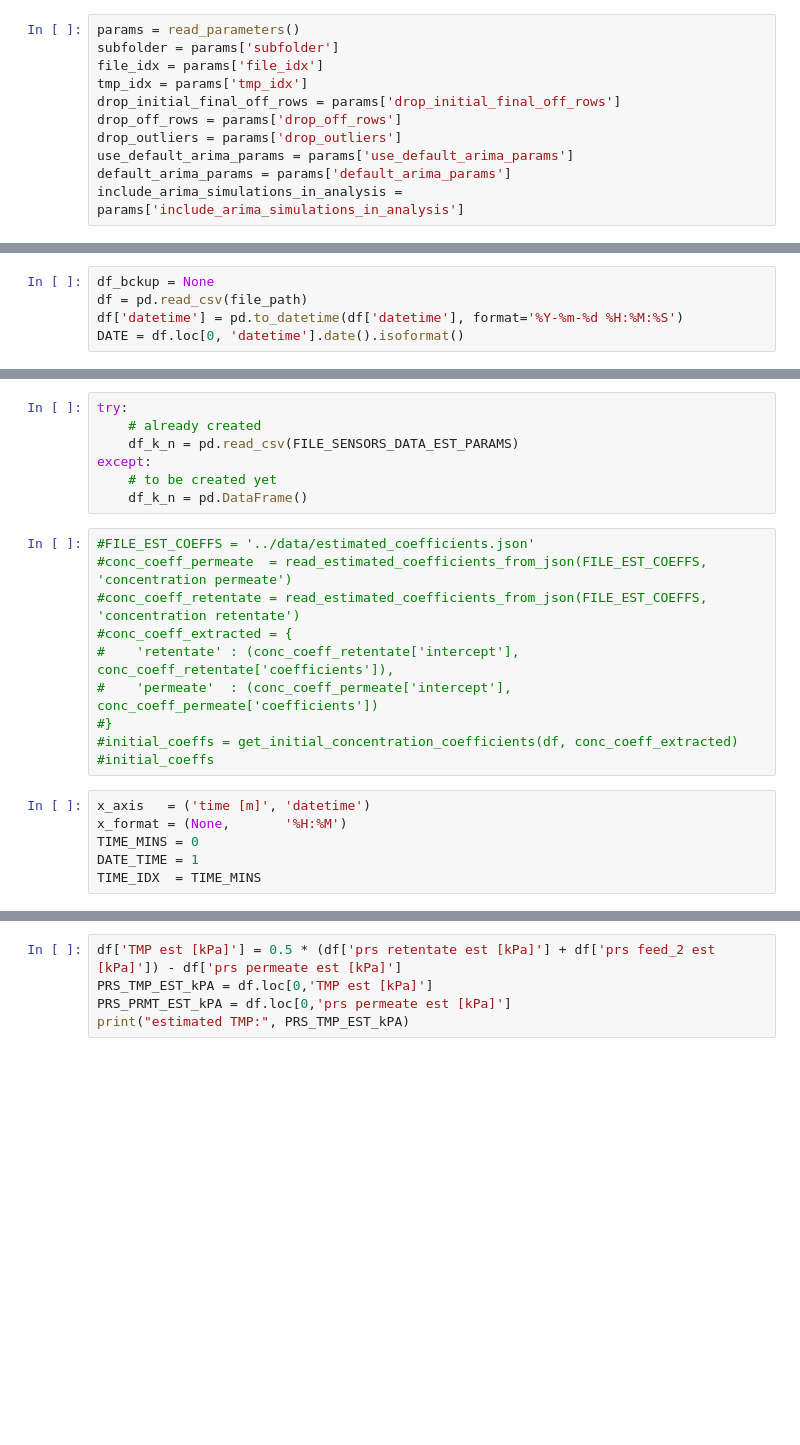
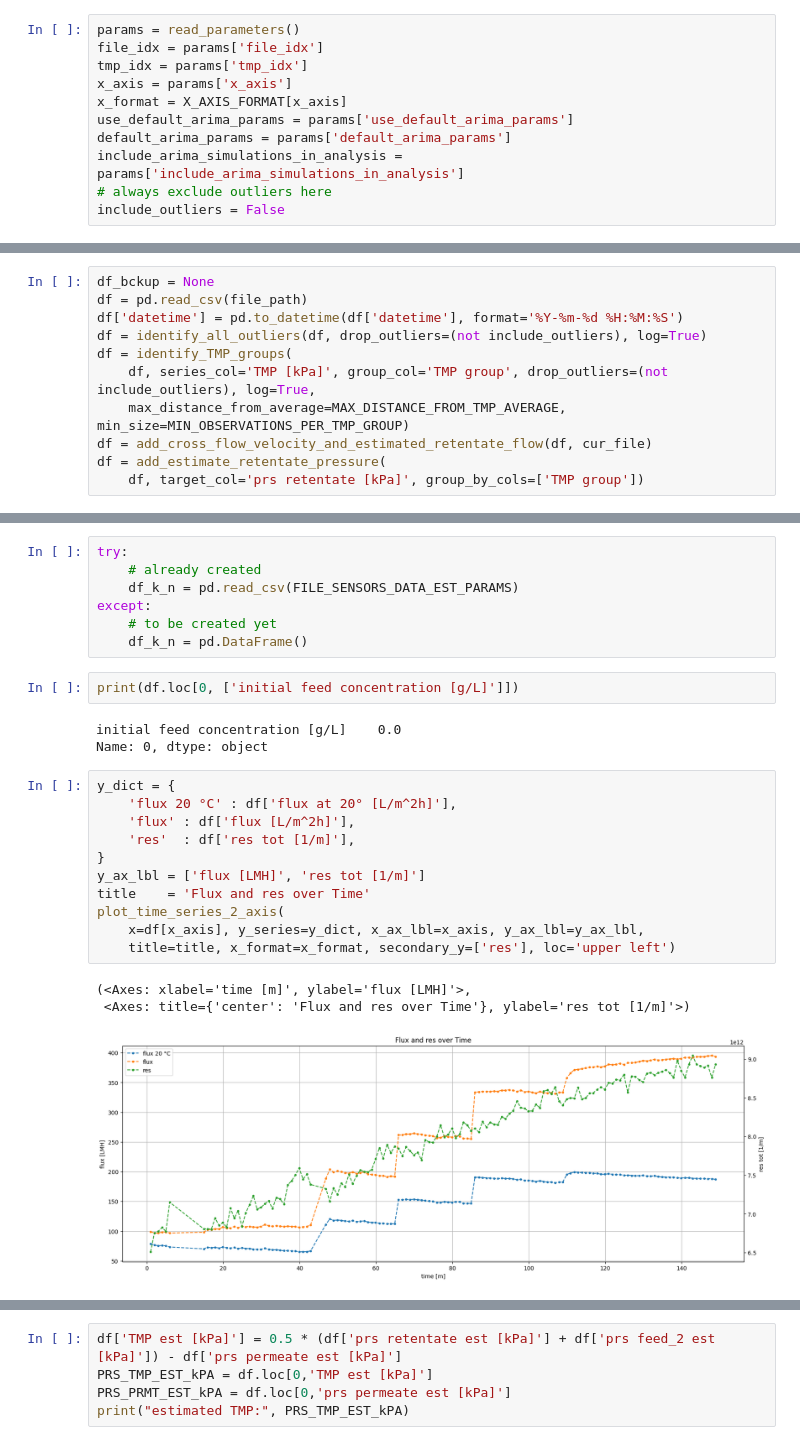
Before and after one commit to zucchi99/data_analysis, a Jupyter notebook: src/4_simulate_flux_ARIMA.ipynb, the cells around one changed output, grey strips where cells are left out. Saved outputs shown, nothing was run; the diff lists cells and outputs as text; blank space fills up the shorter version.

```diff
--- a/src/4_simulate_flux_ARIMA.ipynb
+++ b/src/4_simulate_flux_ARIMA.ipynb
@@ -2,13 +2,13 @@
 from functions import *
 # %%
 params = read_parameters()
-subfolder = params['subfolder']
 file_idx = params['file_idx']
 tmp_idx = params['tmp_idx']
-drop_initial_final_off_rows = params['drop_initial_final_off_rows']
-drop_off_rows = params['drop_off_rows']
-drop_outliers = params['drop_outliers']
+x_axis = params['x_axis']
+x_format = X_AXIS_FORMAT[x_axis]
 use_default_arima_params = params['use_default_arima_params']
 default_arima_params = params['default_arima_params']
 include_arima_simulations_in_analysis = params['include_arima_simulations_in_analysis']
+# always exclude outliers here
+include_outliers = False
 # %% [output]
@@ -40,4 +48,10 @@ TMP_intervals
 df_bckup = None
 df = pd.read_csv(file_path)
 df['datetime'] = pd.to_datetime(df['datetime'], format='%Y-%m-%d %H:%M:%S')
-DATE = df.loc[0, 'datetime'].date().isoformat()
+df = identify_all_outliers(df, drop_outliers=(not include_outliers), log=True)
+df = identify_TMP_groups(
+    df, series_col='TMP [kPa]', group_col='TMP group', drop_outliers=(not include_outliers), log=True,
+    max_distance_from_average=MAX_DISTANCE_FROM_TMP_AVERAGE, min_size=MIN_OBSERVATIONS_PER_TMP_GROUP)
+df = add_cross_flow_velocity_and_estimated_retentate_flow(df, cur_file)
+df = add_estimate_retentate_pressure(
+    df, target_col='prs retentate [kPa]', group_by_cols=['TMP group'])
@@ -48,19 +94,23 @@ try:
 except:
     # to be created yet
     df_k_n = pd.DataFrame()
-# %%
-#FILE_EST_COEFFS = '../data/estimated_coefficients.json'
-#conc_coeff_permeate  = read_estimated_coefficients_from_json(FILE_EST_COEFFS, 'concentration permeate')
-#conc_coeff_retentate = read_estimated_coefficients_from_json(FILE_EST_COEFFS, 'concentration retentate')
-#conc_coeff_extracted = {
-#    'retentate' : (conc_coeff_retentate['intercept'], conc_coeff_retentate['coefficients']),
-#    'permeate'  : (conc_coeff_permeate['intercept'],  conc_coeff_permeate['coefficients'])
-#}
-#initial_coeffs = get_initial_concentration_coefficients(df, conc_coeff_extracted)
-#initial_coeffs
-# %%
-x_axis   = ('time [m]', 'datetime')
-x_format = (None,       '%H:%M')
-TIME_MINS = 0
-DATE_TIME = 1
-TIME_IDX  = TIME_MINS
+# %%
+print(df.loc[0, ['initial feed concentration [g/L]']])
+# %% [output]
+initial feed concentration [g/L]    0.0
+Name: 0, dtype: object
+# %%
+y_dict = {
+    'flux 20 °C' : df['flux at 20° [L/m^2h]'],
+    'flux' : df['flux [L/m^2h]'],
+    'res'  : df['res tot [1/m]'],
+}
+y_ax_lbl = ['flux [LMH]', 'res tot [1/m]']
+title    = 'Flux and res over Time'
+plot_time_series_2_axis(
+    x=df[x_axis], y_series=y_dict, x_ax_lbl=x_axis, y_ax_lbl=y_ax_lbl,
+    title=title, x_format=x_format, secondary_y=['res'], loc='upper left')
+# %% [output]
+(<Axes: xlabel='time [m]', ylabel='flux [LMH]'>,
+ <Axes: title={'center': 'Flux and res over Time'}, ylabel='res tot [1/m]'>)
+[figure, added]
```
Also changed, not shown: parts of 16 cells of this notebook, 19 other files.
